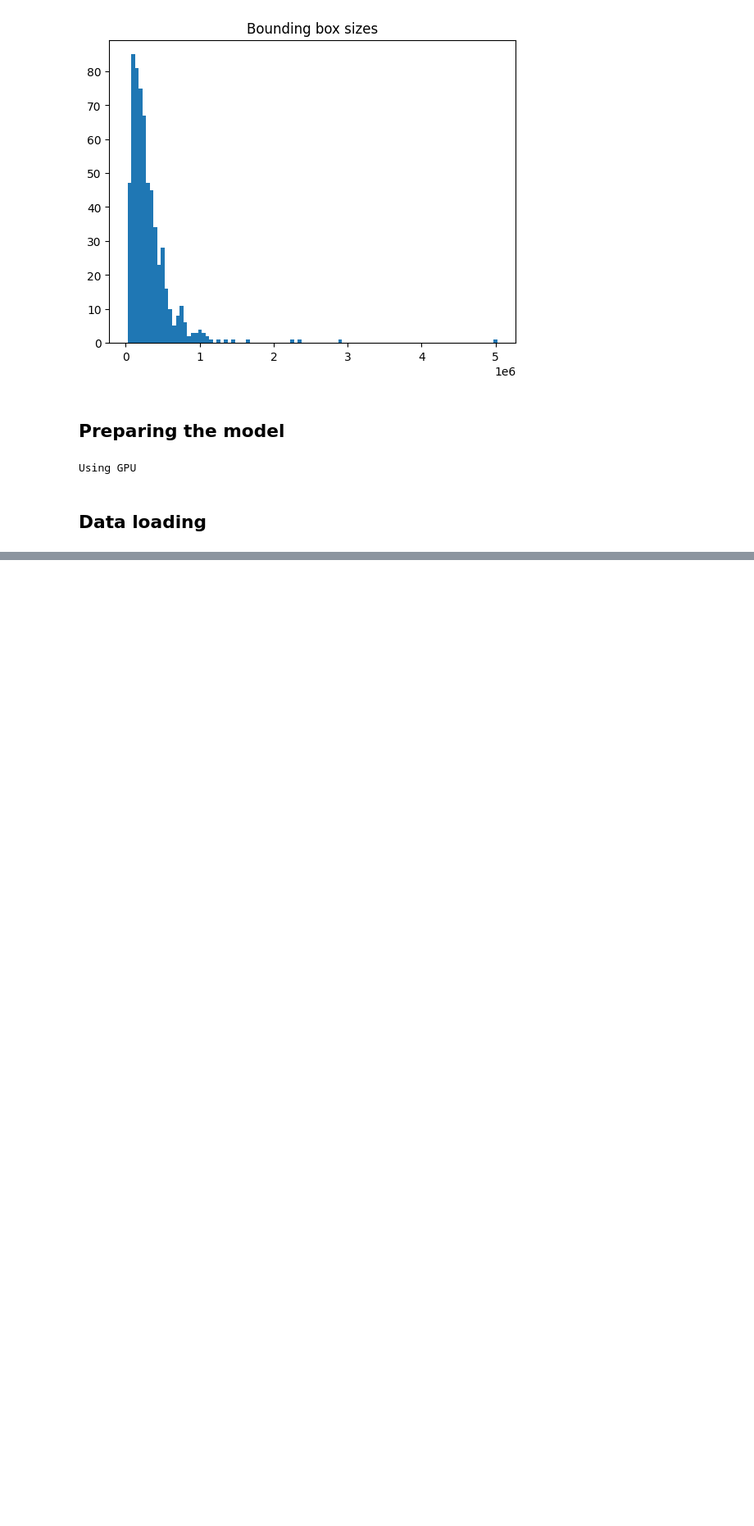
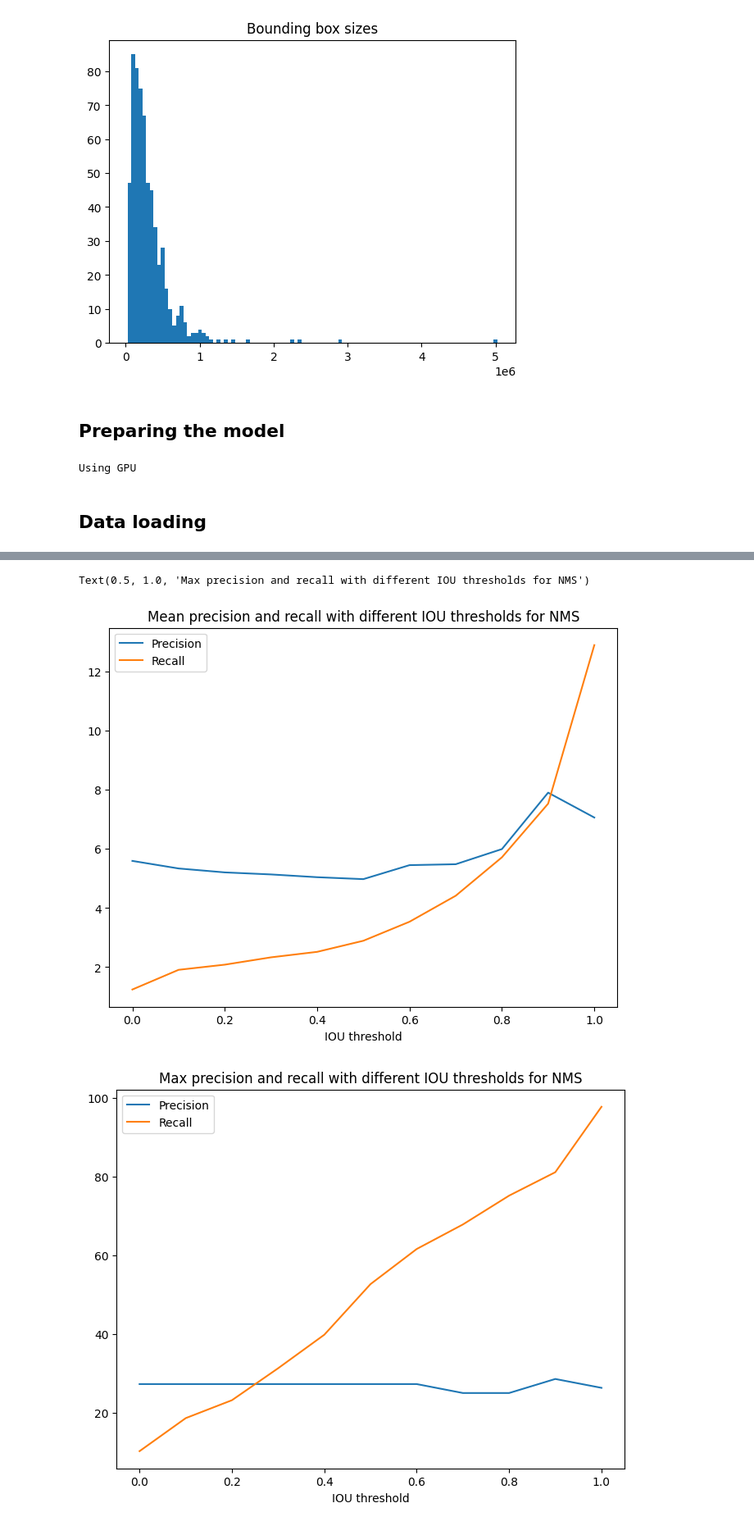
Before and after one commit to TijsVK/Counting-shells, a Jupyter notebook: Code/Baseline/owl-vit/owlvit.ipynb, the cells around one changed output, grey strips where cells are left out. Shown at 82% size. Cells and saved outputs as stored; diff of their text form; code cells hidden in the pictures; blank space fills up the shorter version.

```diff
--- a/Code/Baseline/owl-vit/owlvit.ipynb
+++ b/Code/Baseline/owl-vit/owlvit.ipynb
@@ -607,0 +632,16 @@ df.to_csv("results_processed.csv", index=True)
+# %%
+# precision and recall with different iou_thresholds in a line plot on two axes for nms (as iou_threshold is not used without nms)
+df_nms.groupby("iou_threshold").mean().plot(y=["Precision", "Recall"], figsize=(8, 6))
+plt.xlabel("IOU threshold")
+plt.suptitle("")
+plt.title("Mean precision and recall with different IOU thresholds for NMS")
+
+# max precision and recall with different iou_thresholds in a line plot on two axes for nms (as iou_threshold is not used without nms)
+df_nms.groupby("iou_threshold").max().plot(y=["Precision", "Recall"], figsize=(8, 6))
+plt.xlabel("IOU threshold")
+plt.suptitle("")
+plt.title("Max precision and recall with different IOU thresholds for NMS")
+# %% [output]
+Text(0.5, 1.0, 'Max precision and recall with different IOU thresholds for NMS')
+[figure, added]
+[figure, added]
```
Also changed, not shown: parts of 26 cells of this notebook, 14 other files.
